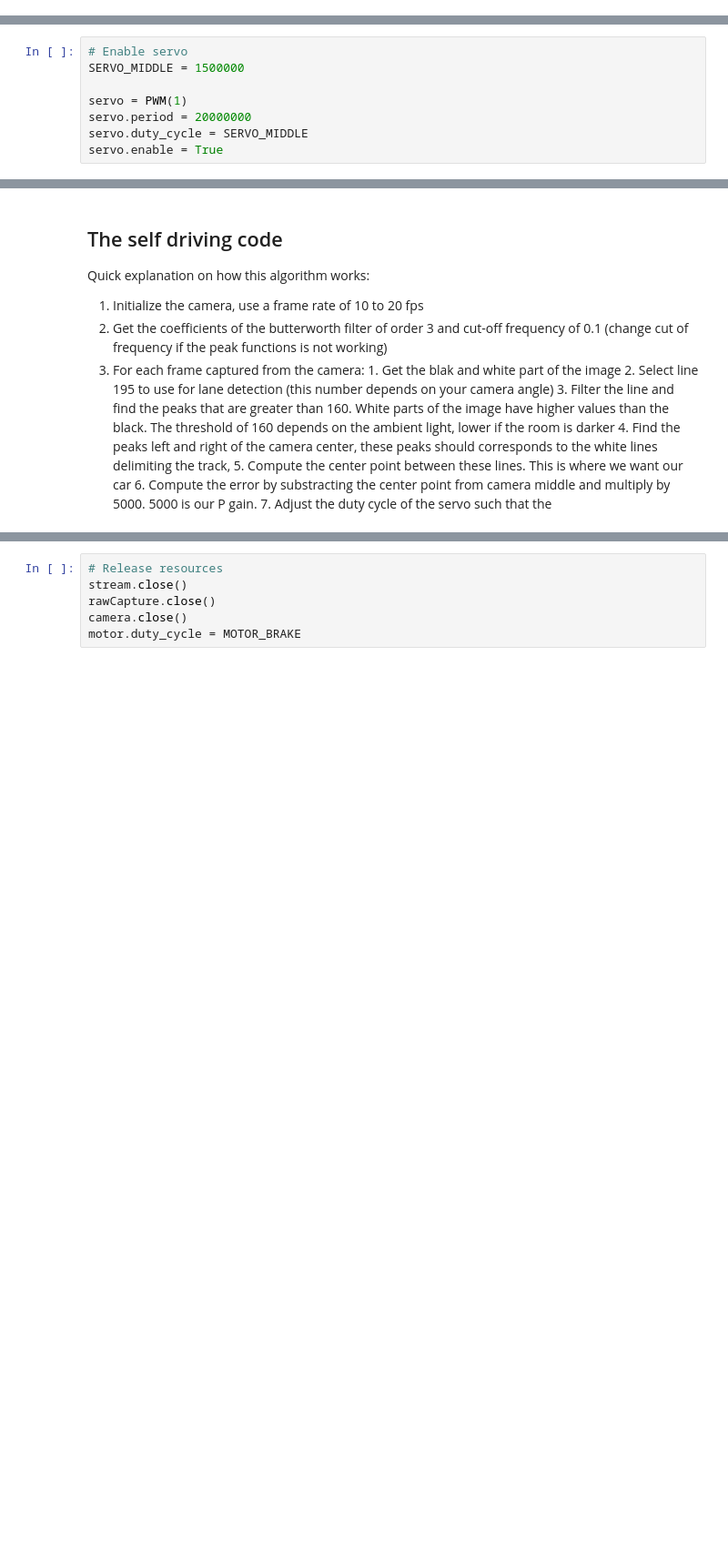
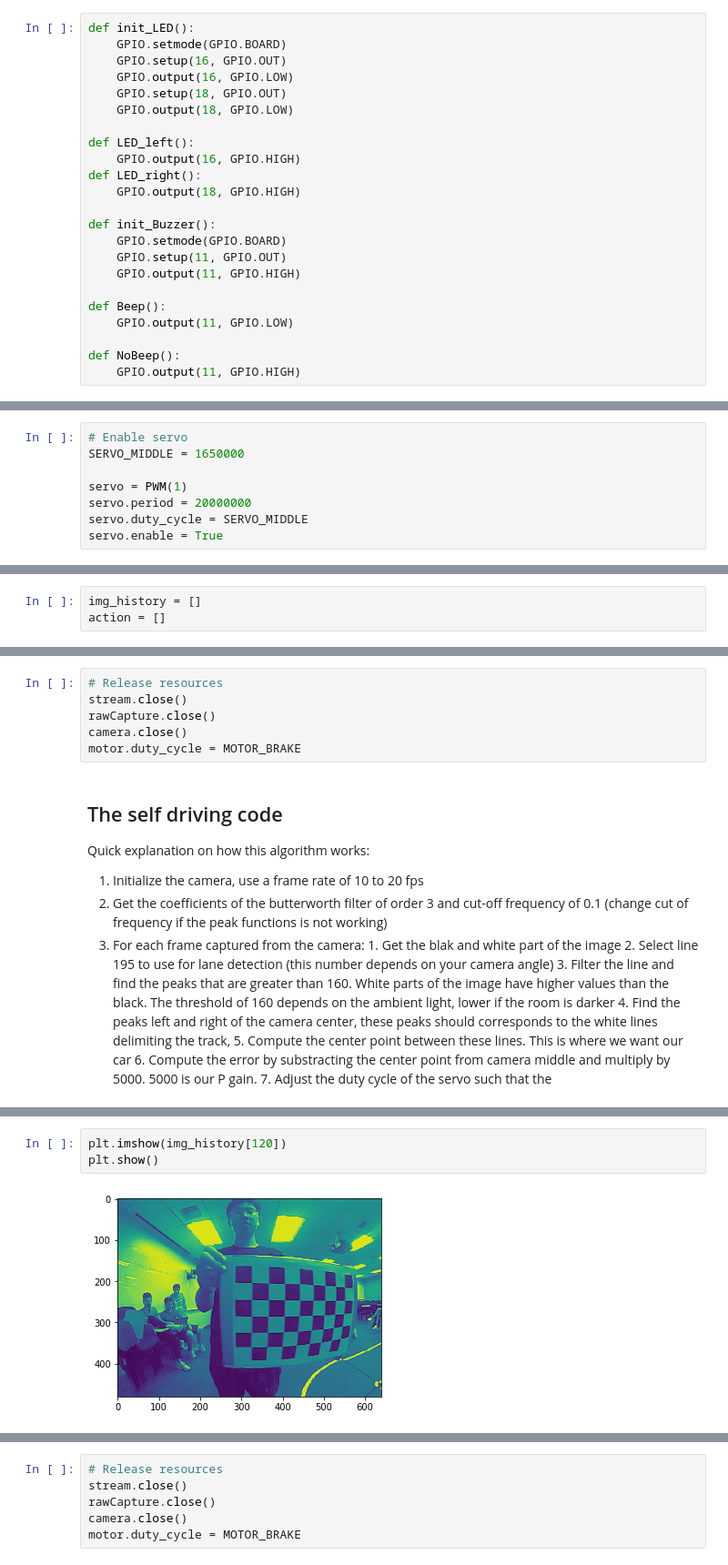
Before and after one commit to derenlei/Lane-Detection, a Jupyter notebook: testcar-nomiddleline.ipynb, the cells around one changed output, grey strips where cells are left out. Shown: that part at 91% size. Cells and saved outputs as stored; diff of their text form; blank space fills up the shorter version.

Commit message:
add LED/beep and turn strategy

```diff
--- a/testcar-nomiddleline.ipynb
+++ b/testcar-nomiddleline.ipynb
@@ -18,3 +20,26 @@ from pwm import PWM
+# %%
+def init_LED():
+    GPIO.setmode(GPIO.BOARD)
+    GPIO.setup(16, GPIO.OUT)
+    GPIO.output(16, GPIO.LOW)
+    GPIO.setup(18, GPIO.OUT)
+    GPIO.output(18, GPIO.LOW)
+
+def LED_left():
+    GPIO.output(16, GPIO.HIGH)
+def LED_right():
+    GPIO.output(18, GPIO.HIGH)
+
+def init_Buzzer():
+    GPIO.setmode(GPIO.BOARD)
+    GPIO.setup(11, GPIO.OUT)
+    GPIO.output(11, GPIO.HIGH)
+
+def Beep():
+    GPIO.output(11, GPIO.LOW)
+
+def NoBeep():
+    GPIO.output(11, GPIO.HIGH)
 # %% [markdown]
 ## Setup servo and motor PWM signal to control the steering angle and the speed.
 
@@ -28,7 +53,7 @@ Servo and motor controlled follow the following protocol:
 However, these devices are not perfect and you can set a duty cycle outside this range and still get a response. I would recoment to play with it and find are the limits in your case. Pay attention that servo is limited by the mechanical construction how much it can turn the wheels. Do not set these limits to a value which servo cannot execute as it will try to do that and eventually burn.
 # %%
 # Enable servo
-SERVO_MIDDLE = 1500000
+SERVO_MIDDLE = 1650000
 
 servo = PWM(1)
 servo.period = 20000000
@@ -42,8 +67,17 @@ motor = PWM(0)
 motor.period = 20000000
 motor.duty_cycle = MOTOR_BRAKE
 motor.enable = True
+# %%
+img_history = []
+action = []
 # %%
 motor.duty_cycle = MOTOR_BRAKE
+# %%
+# Release resources
+stream.close()
+rawCapture.close()
+camera.close()
+motor.duty_cycle = MOTOR_BRAKE
 # %% [markdown]
 ## The self driving code
 
@@ -60,0 +275,5 @@ Quick explanation on how this algorithm works:
+# %%
+plt.imshow(img_history[120])
+plt.show()
+# %% [output]
+[figure, added]
```
Also changed, not shown: parts of 9 cells of this notebook, 1 other file.
